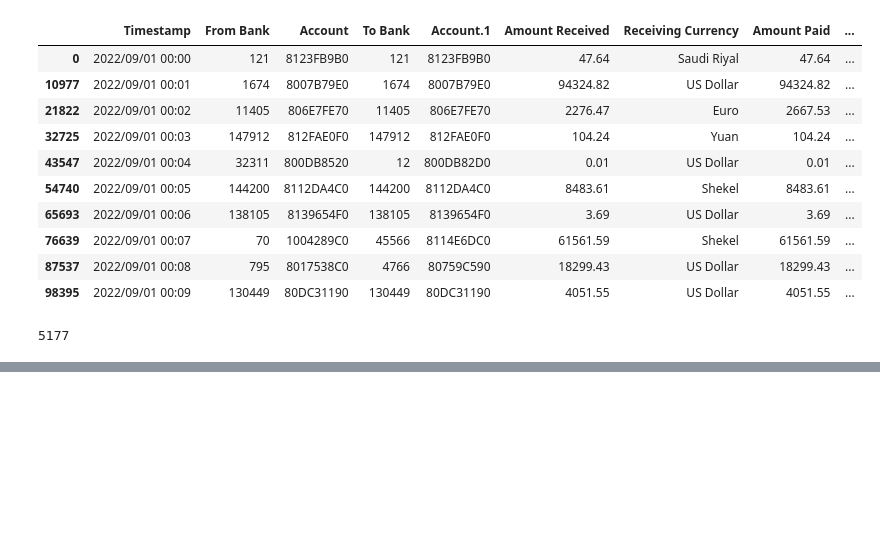
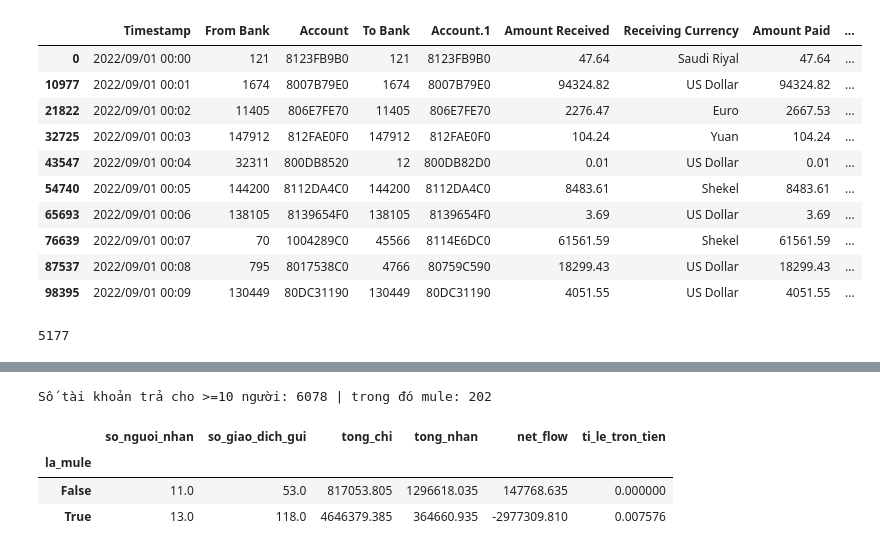
Before and after one commit to Tyler3743/fraud_detection, a Jupyter notebook: check_duplicate.ipynb, the cells around one changed output, grey strips where cells are left out. Saved outputs shown, nothing was run; the diff lists cells and outputs as text; code cells hidden in the pictures; blank space fills up the shorter version.

```diff
--- a/check_duplicate.ipynb
+++ b/check_duplicate.ipynb
@@ -176,0 +251,12 @@ Fraud.head(10)
+# %%
+# Khái quát trên CẢ nhóm "trả cho nhiều người" (out-degree >= 10) ===
+nhom = df[df["so_nguoi_nhan"] >= 10]
+print("Số tài khoản trả cho >=10 người:", len(nhom),
+      "| trong đó mule:", int(nhom["la_mule"].sum()))
+nhom.groupby("la_mule")[cols].median()   # so trung vị: bình thường vs mule
+# %% [output]
+Số tài khoản trả cho >=10 người: 6078 | trong đó mule: 202
+|  | so_nguoi_nhan | so_giao_dich_gui | tong_chi | tong_nhan | net_flow | ti_le_tron_tien |
+| la_mule |  |  |  |  |  |  |
+| False | 11.0 | 53.0 | 817053.805 | 1296618.035 | 147768.635 | 0.000000 |
+| True | 13.0 | 118.0 | 4646379.385 | 364660.935 | -2977309.810 | 0.007576 |
```
Also changed, not shown: parts of 2 cells of this notebook, 5 other files.
